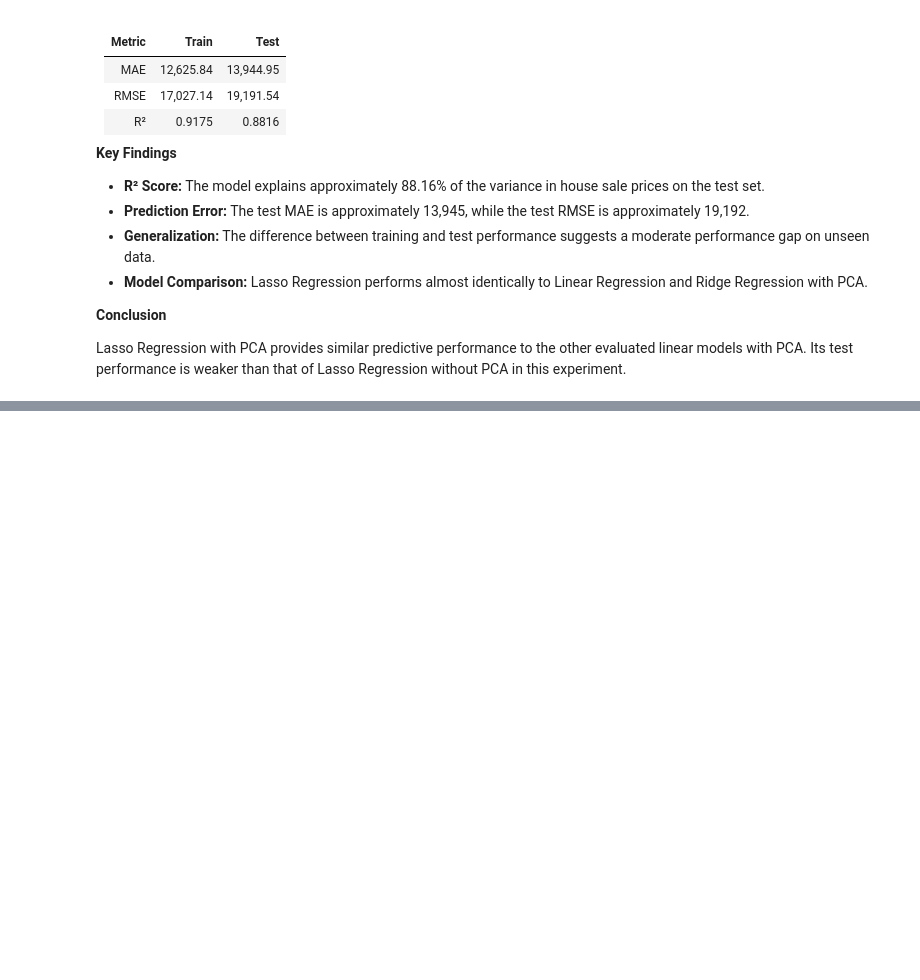
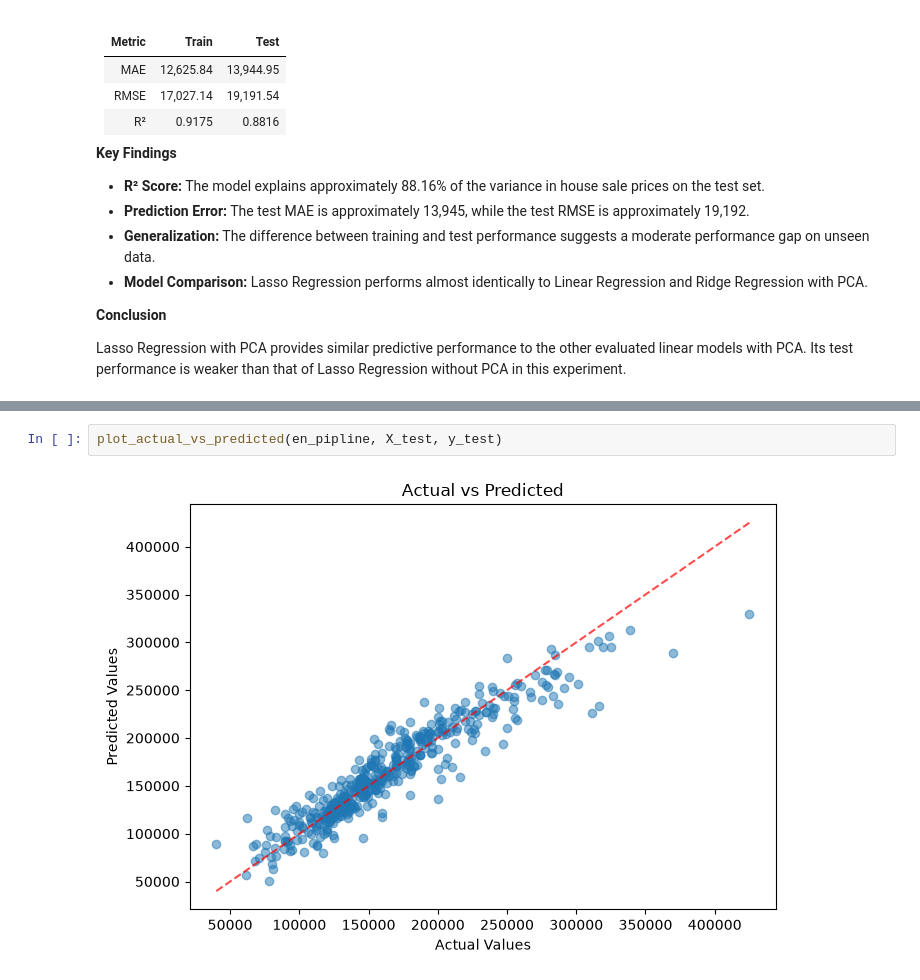
Before and after one commit to Mohamadzf23/ames-housing-price-prediction, a Jupyter notebook: src/ames_housing_price_prediction.ipynb, the cells around one changed output, grey strips where cells are left out. Saved outputs shown, nothing was run; the diff lists cells and outputs as text; blank space fills up the shorter version.

```diff
--- a/src/ames_housing_price_prediction.ipynb
+++ b/src/ames_housing_price_prediction.ipynb
@@ -2991,0 +3033,4 @@ Lasso Regression with PCA provides similar predictive performance to the other e
+# %%
+plot_actual_vs_predicted(en_pipline, X_test, y_test)
+# %% [output]
+[figure, added]
```
Also changed, not shown: parts of 6 cells of this notebook.
